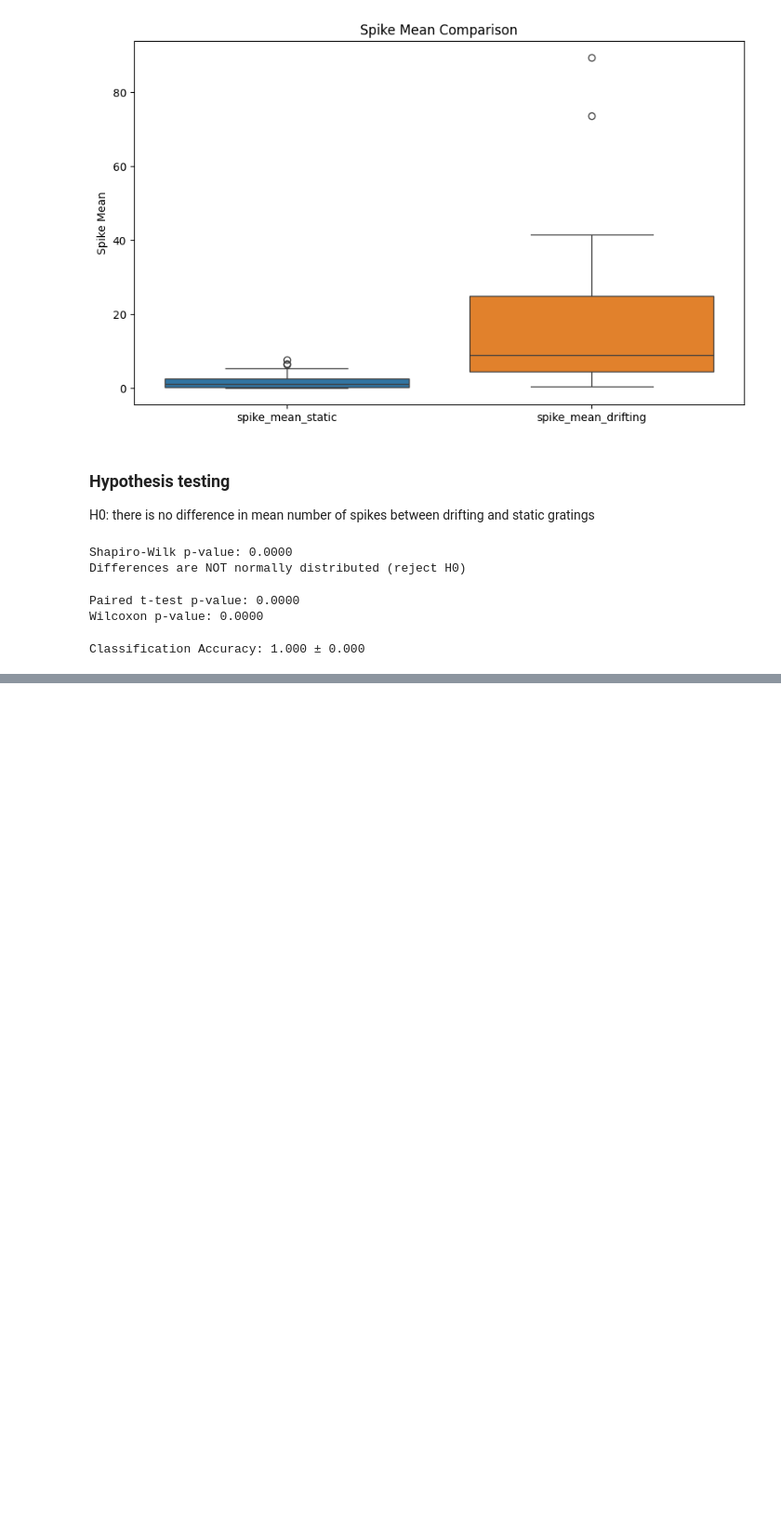
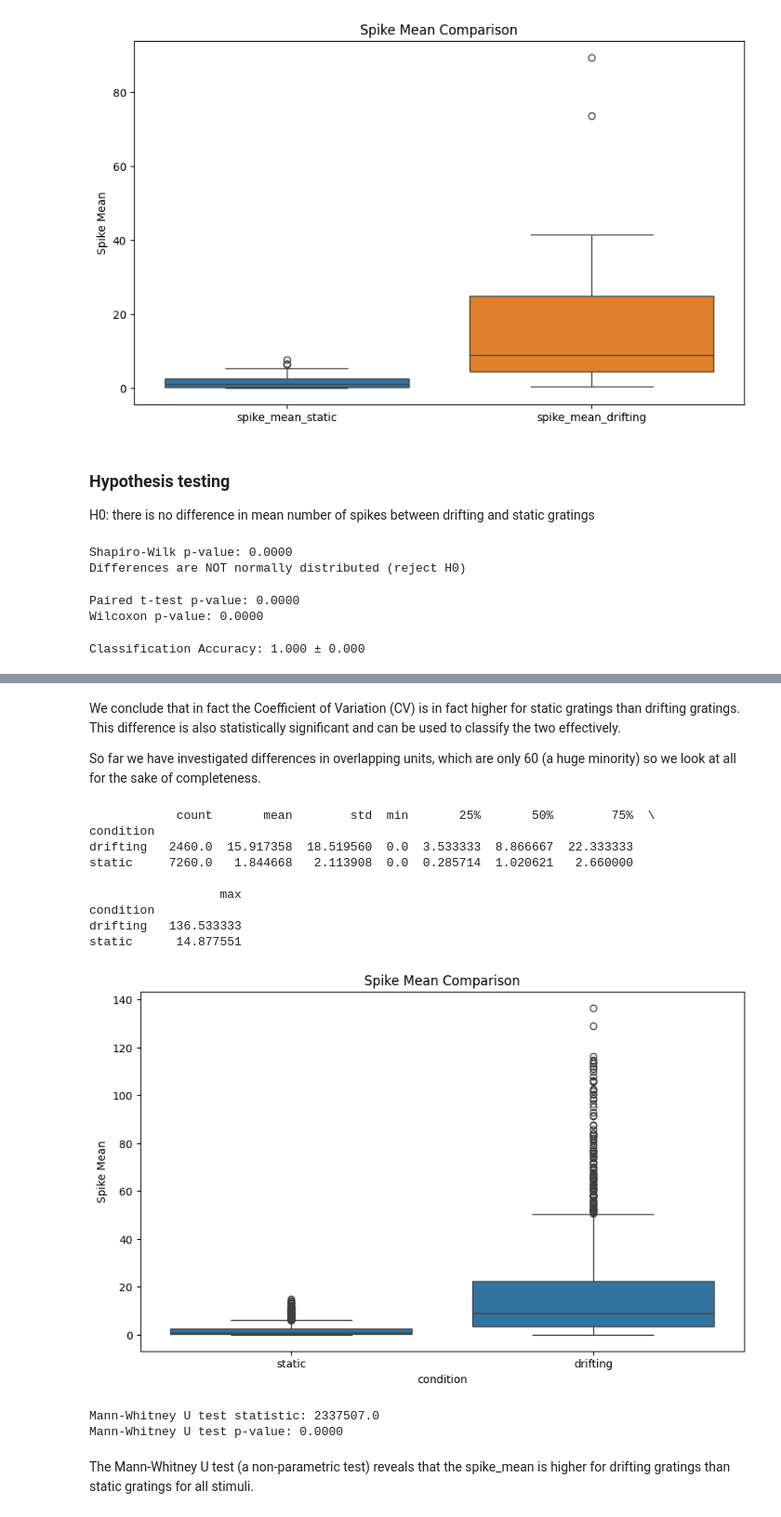
Before and after one commit to tebe-nigrelli/MMN-Group-Project, a Jupyter notebook: spike_count_analysis.ipynb, the cells around one changed output, grey strips where cells are left out. Shown: that part at 93% size. Cells and saved outputs as stored; diff of their text form; code cells hidden in the pictures; blank space fills up the shorter version.

```diff
--- a/spike_count_analysis.ipynb
+++ b/spike_count_analysis.ipynb
@@ -225,0 +306,44 @@ Classification Accuracy: 1.000 ± 0.000
+# %% [markdown]
+We conclude that in fact the Coefficient of Variation (CV) is in fact higher for static gratings than drifting gratings. This difference is also statistically significant and can be used to classify the two effectively.
+
+So far we have investigated differences in overlapping units, which are only 60 (a huge minority) so we look at all for the sake of completeness.
+# %%
+# Directly extract spike_mean values from each dataframe
+static_means = static_spike_counts['spike_mean']
+drifting_means = drifting_spike_counts['spike_mean']
+
+data = pd.concat([
+    pd.DataFrame({'spike_mean': static_means, 'condition': 'static'}),
+    pd.DataFrame({'spike_mean': drifting_means, 'condition': 'drifting'})
+], ignore_index=True)
+
+# Display summary statistics if desired
+print(data.groupby('condition')['spike_mean'].describe())
+
+# Boxplot comparing spike_mean for static vs drifting
+plt.figure(figsize=(10, 6))
+sns.boxplot(x='condition', y='spike_mean', data=data)
+plt.title('Spike Mean Comparison')
+plt.ylabel('Spike Mean')
+plt.show()
+# %% [output]
+            count       mean        std  min       25%       50%        75%  \
+condition
+drifting   2460.0  15.917358  18.519560  0.0  3.533333  8.866667  22.333333
+static     7260.0   1.844668   2.113908  0.0  0.285714  1.020621   2.660000
+
+                  max
+condition
+drifting   136.533333
+static      14.877551
+[figure, added]
+# %%
+# Perform a two-sided Mann-Whitney U test
+u_stat, p_val = stats.mannwhitneyu(static_means, drifting_means, alternative="two-sided")
+print(f"Mann-Whitney U test statistic: {u_stat}")
+print(f"Mann-Whitney U test p-value: {p_val:.4f}")
+# %% [output]
+Mann-Whitney U test statistic: 2337507.0
+Mann-Whitney U test p-value: 0.0000
+# %% [markdown]
+The Mann-Whitney U test (a non-parametric test) reveals that the spike_mean is higher for drifting gratings than static gratings for all stimuli.
```
Also changed, not shown: parts of 12 cells of this notebook, 1 other file.
